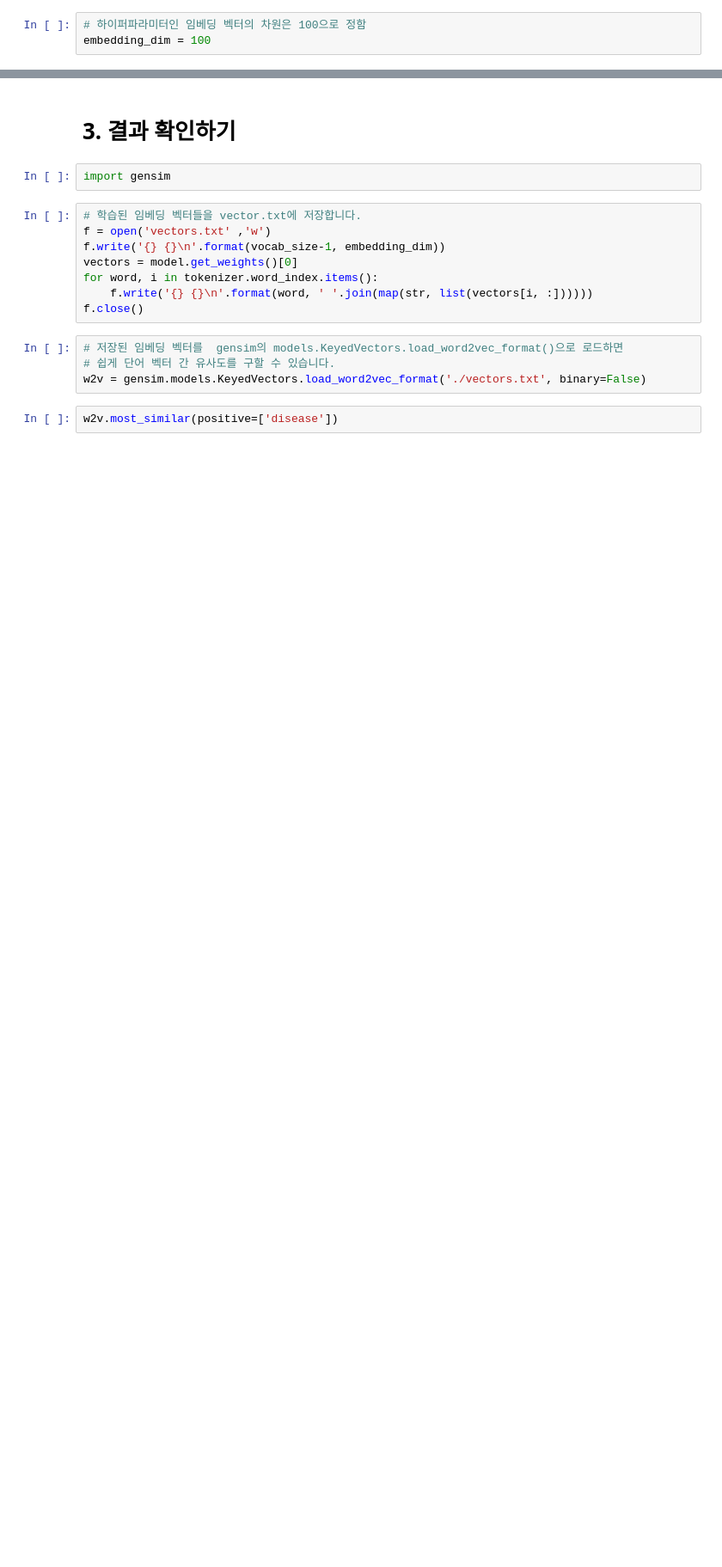
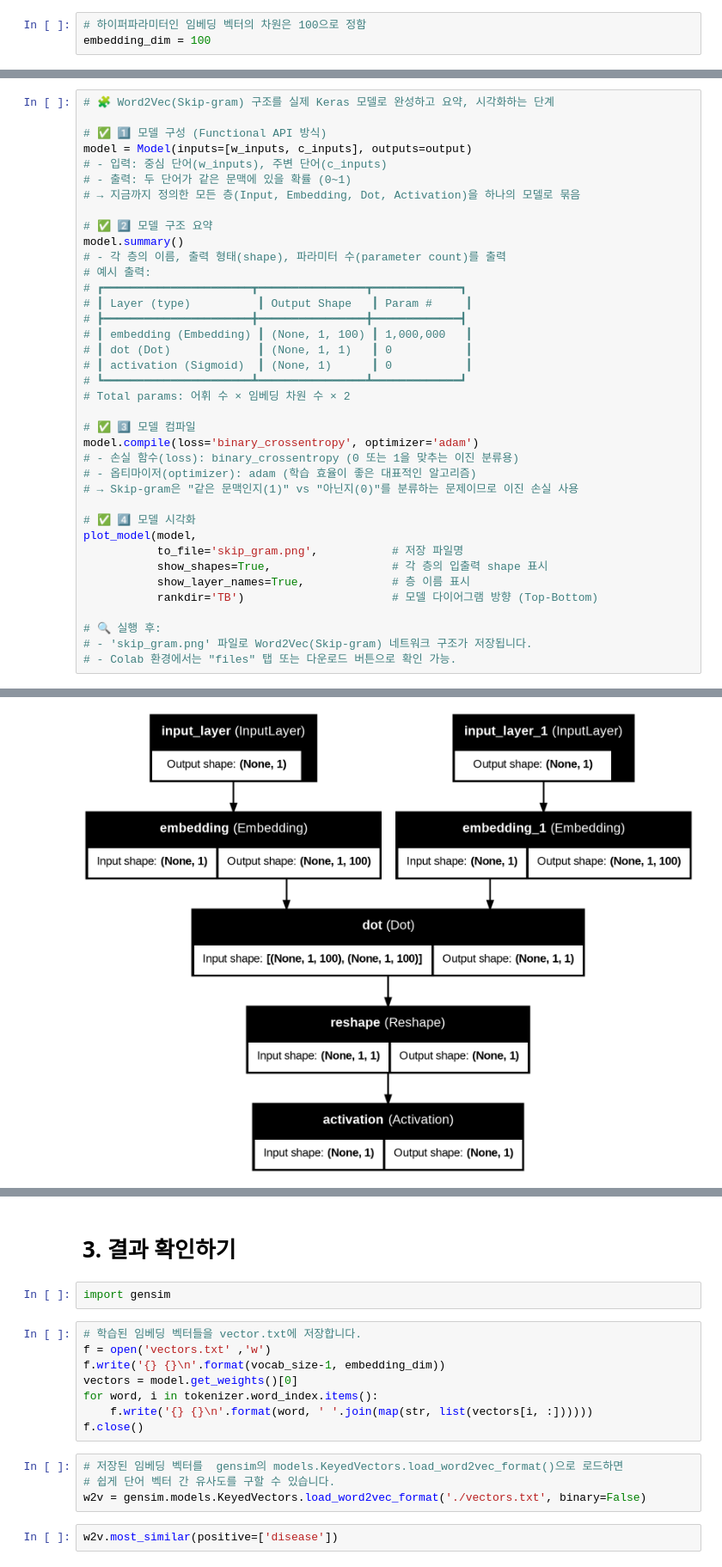
Before and after one commit to sinbba77/tensorflow-nlp-tutorial, a Jupyter notebook: 09. Word Embedding/9-4. negative_sampling(2025.10.29).ipynb, the cells around one changed output, grey strips where cells are left out. Shown at 86% size. Saved outputs shown, nothing was run; the diff lists cells and outputs as text; blank space fills up the shorter version.

Commit message:
Colab을 통해 생성됨

```diff
--- a/09. Word Embedding/9-4. negative_sampling(2025.10.29).ipynb
+++ b/09. Word Embedding/9-4. negative_sampling(2025.10.29).ipynb
@@ -339,0 +412,39 @@ ________________________________________________________________________________
+# %%
+# 🧩 Word2Vec(Skip-gram) 구조를 실제 Keras 모델로 완성하고 요약, 시각화하는 단계
+
+# ✅ 1️⃣ 모델 구성 (Functional API 방식)
+model = Model(inputs=[w_inputs, c_inputs], outputs=output)
+# - 입력: 중심 단어(w_inputs), 주변 단어(c_inputs)
+# - 출력: 두 단어가 같은 문맥에 있을 확률 (0~1)
+# → 지금까지 정의한 모든 층(Input, Embedding, Dot, Activation)을 하나의 모델로 묶음
+
+# ✅ 2️⃣ 모델 구조 요약
+model.summary()
+# - 각 층의 이름, 출력 형태(shape), 파라미터 수(parameter count)를 출력
+# 예시 출력:
+# ┏━━━━━━━━━━━━━━━━━━━━━━┳━━━━━━━━━━━━━━━━┳━━━━━━━━━━━━━┓
+# ┃ Layer (type)          ┃ Output Shape   ┃ Param #     ┃
+# ┣━━━━━━━━━━━━━━━━━━━━━━╋━━━━━━━━━━━━━━━━╋━━━━━━━━━━━━━┫
+# ┃ embedding (Embedding) ┃ (None, 1, 100) ┃ 1,000,000   ┃
+# ┃ dot (Dot)             ┃ (None, 1, 1)   ┃ 0           ┃
+# ┃ activation (Sigmoid)  ┃ (None, 1)      ┃ 0           ┃
+# ┗━━━━━━━━━━━━━━━━━━━━━━┻━━━━━━━━━━━━━━━━┻━━━━━━━━━━━━━┛
+# Total params: 어휘 수 × 임베딩 차원 수 × 2
+
+# ✅ 3️⃣ 모델 컴파일
+model.compile(loss='binary_crossentropy', optimizer='adam')
+# - 손실 함수(loss): binary_crossentropy (0 또는 1을 맞추는 이진 분류용)
+# - 옵티마이저(optimizer): adam (학습 효율이 좋은 대표적인 알고리즘)
+# → Skip-gram은 "같은 문맥인지(1)" vs "아닌지(0)"를 분류하는 문제이므로 이진 손실 사용
+
+# ✅ 4️⃣ 모델 시각화
+plot_model(model,
+           to_file='skip_gram.png',           # 저장 파일명
+           show_shapes=True,                  # 각 층의 입출력 shape 표시
+           show_layer_names=True,             # 층 이름 표시
+           rankdir='TB')                      # 모델 다이어그램 방향 (Top-Bottom)
+
+# 🔍 실행 후:
+# - 'skip_gram.png' 파일로 Word2Vec(Skip-gram) 네트워크 구조가 저장됩니다.
+# - Colab 환경에서는 "files" 탭 또는 다운로드 버튼으로 확인 가능.
+# %% [output]
@@ -340 +472,2 @@ ________________________________________________________________________________
+[figure, added]
 # %%
```
Also changed, not shown: parts of 16 cells of this notebook.
